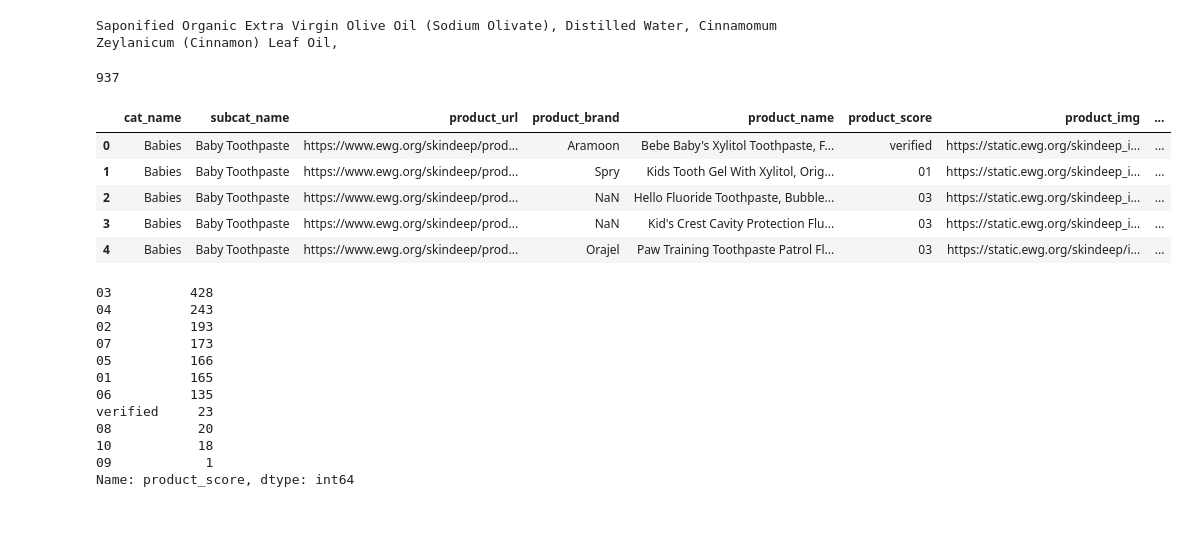
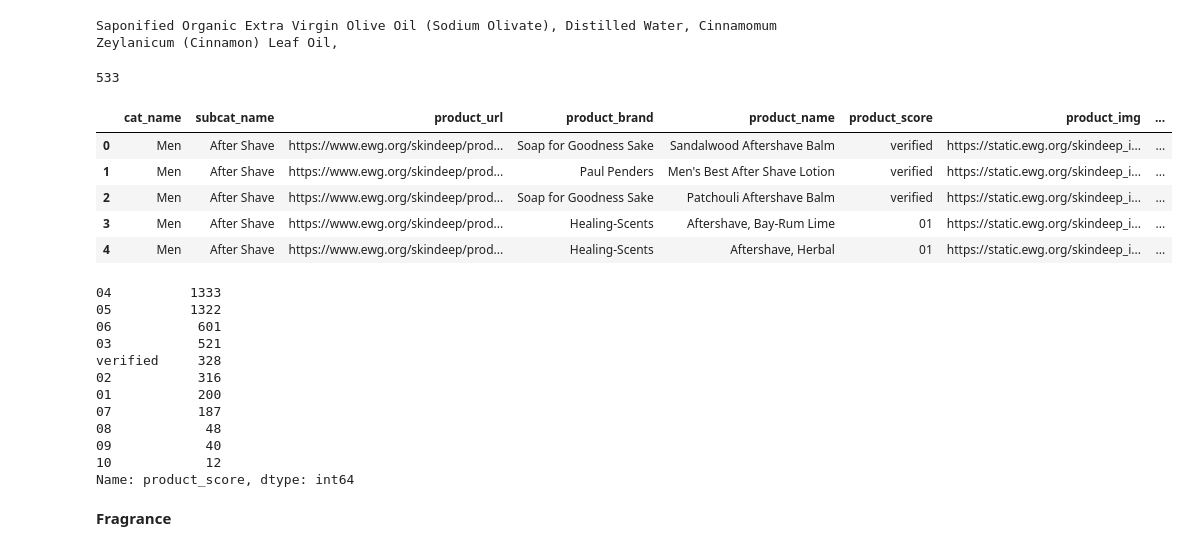
Before and after one commit to hienngn/coderschool-final-project, a Jupyter notebook: Database/scraping_cleaning/scrape_selenium_ewg_ingredient-Copy1.ipynb, the cells around one changed output. Saved outputs shown, nothing was run; the diff lists cells and outputs as text; code cells hidden in the pictures; blank space fills up the shorter version.

```diff
--- a/Database/scraping_cleaning/scrape_selenium_ewg_ingredient-Copy1.ipynb
+++ b/Database/scraping_cleaning/scrape_selenium_ewg_ingredient-Copy1.ipynb
@@ -31,4 +31,4 @@ def selenium_get_url(url):
 
     return soup
 # %%
-df_or = pd.read_csv('../../Database/EWG/ewg_oralcare.csv')
+df_men = pd.read_csv('../../Database/EWG/ewg_men.csv')
@@ -80,5 +92,5 @@ df_or.loc[0, 'product_url']
 # %%
-list_link = df_or['product_url'].to_list()
+list_link = df_men['product_url'].to_list()
 # %%
 len(list_link)
 # %% [output]
@@ -125,7 +137,7 @@ for link in tqdm(list_link):
 # %%
 len(ingredient_list)
 # %% [output]
-937
+533
 # %%
-df_or['ingredient_list'] = ingredient_list
+df_men['ingredient_list'] = ingredient_list
 # %%
@@ -133,24 +145,26 @@ df_or.to_csv('ewg_oralcare_full_937.csv', index=False)
 # %%
-df_or.head()
+df_men.head()
 # %% [output]
 |  | cat_name | subcat_name | product_url | product_brand | product_name | product_score | product_img | ... |
-| 0 | Babies | Baby Toothpaste | https://www.ewg.org/skindeep/prod... | Aramoon | Bebe Baby's Xylitol Toothpaste, F... | verified | https://static.ewg.org/skindeep_i... | ... |
-| 1 | Babies | Baby Toothpaste | https://www.ewg.org/skindeep/prod... | Spry | Kids Tooth Gel With Xylitol, Orig... | 01 | https://static.ewg.org/skindeep_i... | ... |
-| 2 | Babies | Baby Toothpaste | https://www.ewg.org/skindeep/prod... | NaN | Hello Fluoride Toothpaste, Bubble... | 03 | https://static.ewg.org/skindeep_i... | ... |
-| 3 | Babies | Baby Toothpaste | https://www.ewg.org/skindeep/prod... | NaN | Kid's Crest Cavity Protection Flu... | 03 | https://static.ewg.org/skindeep_i... | ... |
-| 4 | Babies | Baby Toothpaste | https://www.ewg.org/skindeep/prod... | Orajel | Paw Training Toothpaste Patrol Fl... | 03 | https://static.ewg.org/skindeep/i... | ... |
+| 0 | Men | After Shave | https://www.ewg.org/skindeep/prod... | Soap for Goodness Sake | Sandalwood Aftershave Balm | verified | https://static.ewg.org/skindeep_i... | ... |
+| 1 | Men | After Shave | https://www.ewg.org/skindeep/prod... | Paul Penders | Men's Best After Shave Lotion | verified | https://static.ewg.org/skindeep_i... | ... |
+| 2 | Men | After Shave | https://www.ewg.org/skindeep/prod... | Soap for Goodness Sake | Patchouli Aftershave Balm | verified | https://static.ewg.org/skindeep_i... | ... |
+| 3 | Men | After Shave | https://www.ewg.org/skindeep/prod... | Healing-Scents | Aftershave, Bay-Rum Lime | 01 | https://static.ewg.org/skindeep_i... | ... |
+| 4 | Men | After Shave | https://www.ewg.org/skindeep/prod... | Healing-Scents | Aftershave, Herbal | 01 | https://static.ewg.org/skindeep_i... | ... |
 # %%
-df_or['product_score'].value_counts()
+df_hair['product_score'].value_counts()
 # %% [output]
-03          428
-04          243
-02          193
-07          173
-05          166
-01          165
-06          135
-verified     23
-08           20
-10           18
-09            1
+04          1333
+05          1322
+06           601
+03           521
+verified     328
+02           316
+01           200
+07           187
+08            48
+09            40
+10            12
 Name: product_score, dtype: int64
+# %% [markdown]
+**Fragrance**
```
Also changed, not shown: parts of 13 cells of this notebook, 24 other files.
